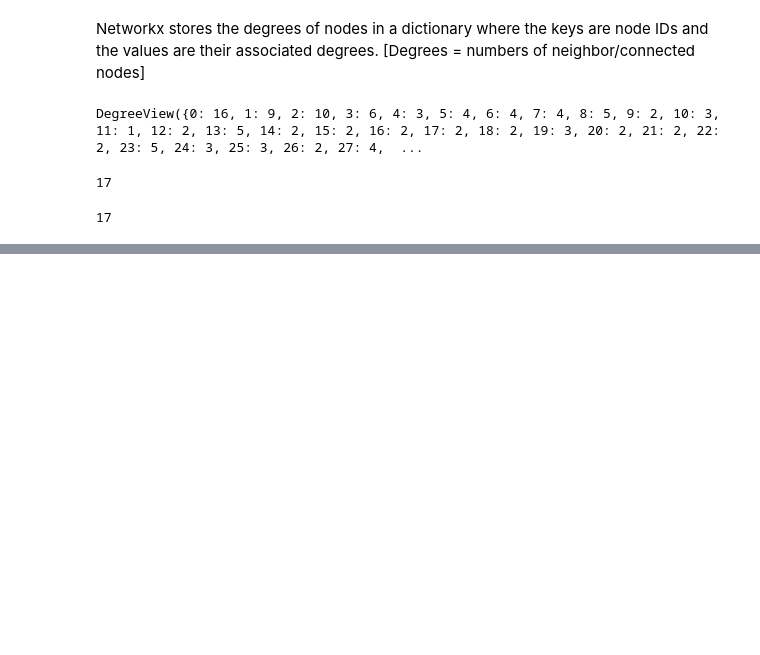
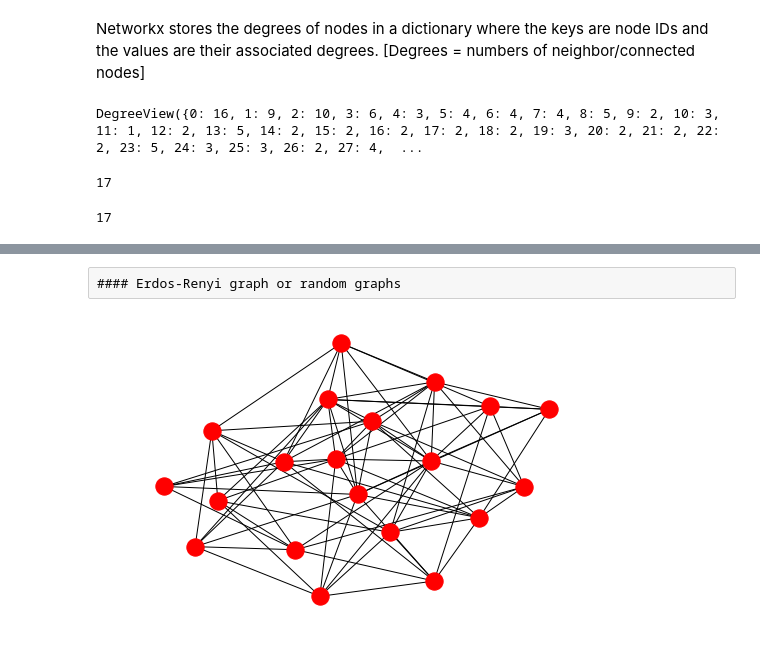
Before and after one commit to nsarode/Python_classNotes, a Jupyter notebook: Case_studies_II.ipynb, the cells around one changed output, grey strips where cells are left out. Cells and saved outputs as stored; diff of their text form; code cells hidden in the pictures; blank space fills up the shorter version.

```diff
--- a/Case_studies_II.ipynb
+++ b/Case_studies_II.ipynb
@@ -1173,0 +1171,17 @@ TypeError: add_nodes_from() takes 2 positional arguments but 5 were given
+# %% [raw]
+#### Erdos-Renyi graph or random graphs
+# %%
+from scipy.stats import bernoulli
+N = 20
+p = 0.2
+#bernoulli.rvs(p=0.2)
+G = nx.Graph()
+G.add_nodes_from(range(N))
+for node1 in G.nodes():
+    for node2 in G.nodes():
+        if bernoulli.rvs(p=p):
+            G.add_edge(node1,node2)
+# %%
+nx.draw(G)
+# %% [output]
+[figure, added]
```
Also changed, not shown: parts of 58 cells of this notebook.
